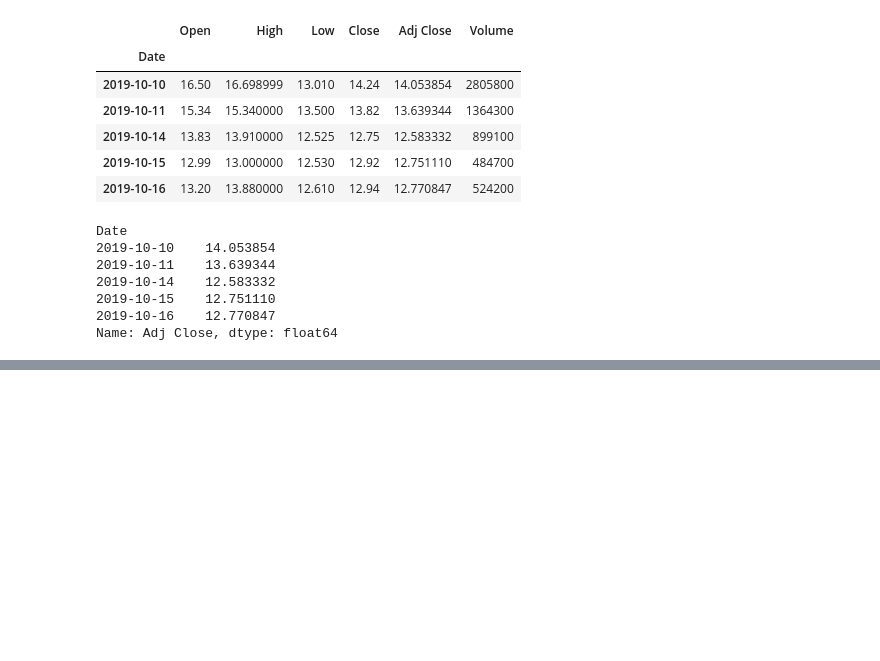
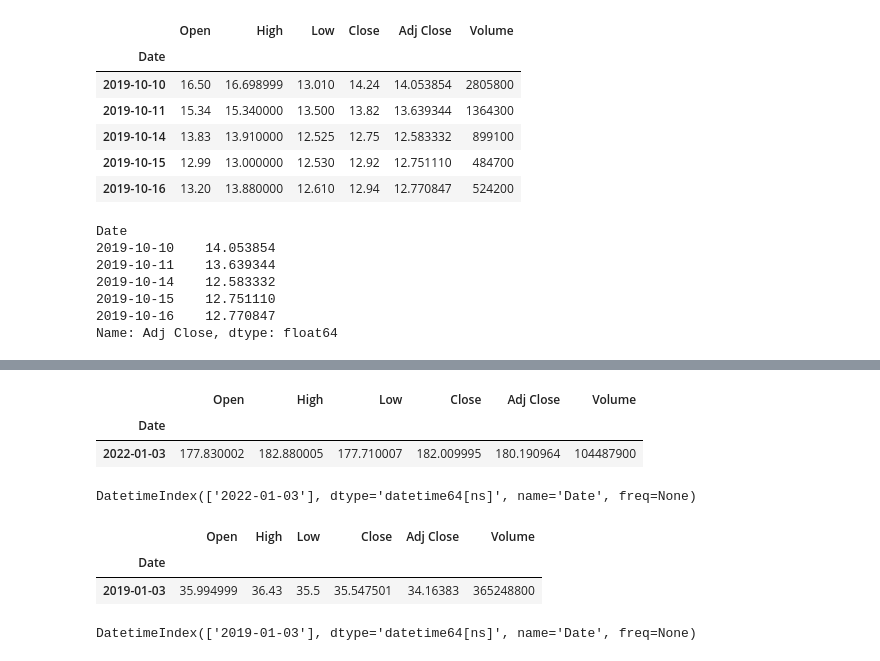
Before and after one commit to venidaydream/Intro_to_Big_Data, a Jupyter notebook: yahoo.ipynb, the cells around one changed output, grey strips where cells are left out. Cells and saved outputs as stored; diff of their text form; code cells hidden in the pictures; blank space fills up the shorter version.

```diff
--- a/yahoo.ipynb
+++ b/yahoo.ipynb
@@ -114,0 +149,26 @@ Text(0.5, 1.0, 'Prices BNTX from 2018-01-01 to 2023-01-01')
+# %%
+##"AAPL"
+data_2_max = data[data_2 == data_2.max()]
+data_2_max.head()
+# %% [output]
+|  | Open | High | Low | Close | Adj Close | Volume |
+| Date |  |  |  |  |  |  |
+| 2022-01-03 | 177.830002 | 182.880005 | 177.710007 | 182.009995 | 180.190964 | 104487900 |
+# %%
+data_2_max_index = data_2_max.index
+data_2_max_index
+# %% [output]
+DatetimeIndex(['2022-01-03'], dtype='datetime64[ns]', name='Date', freq=None)
+# %%
+##"AAPL"
+data_2_min = data[data_2 == data_2.min()]
+data_2_min.head()
+# %% [output]
+|  | Open | High | Low | Close | Adj Close | Volume |
+| Date |  |  |  |  |  |  |
+| 2019-01-03 | 35.994999 | 36.43 | 35.5 | 35.547501 | 34.16383 | 365248800 |
+# %%
+data_2_min_index = data_2_min.index
+data_2_min_index
+# %% [output]
+DatetimeIndex(['2019-01-03'], dtype='datetime64[ns]', name='Date', freq=None)
```
Also changed, not shown: parts of 4 cells of this notebook.
